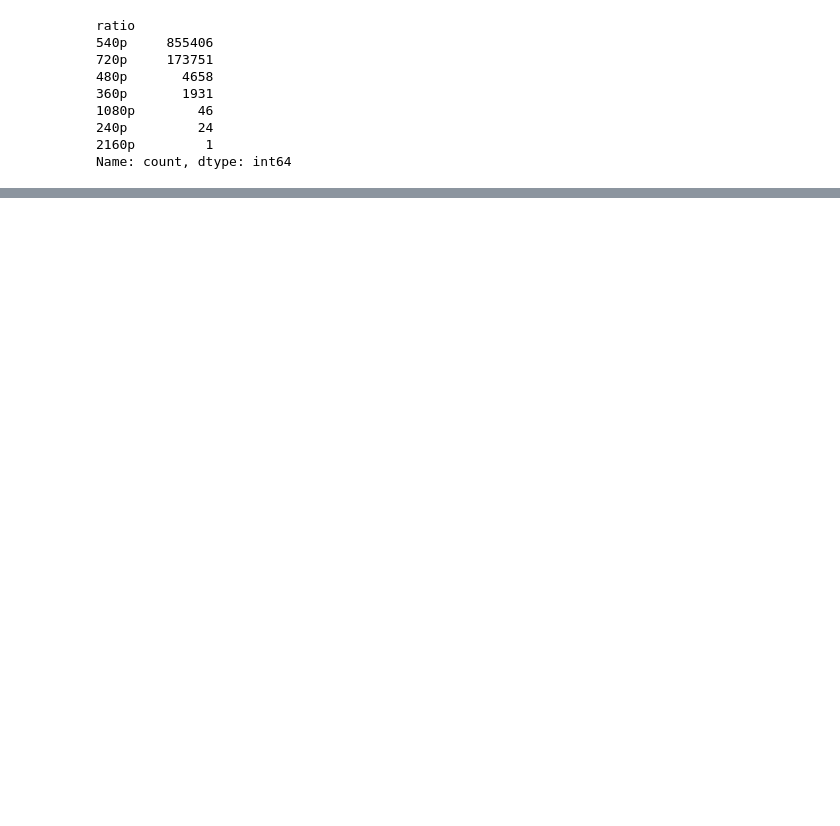
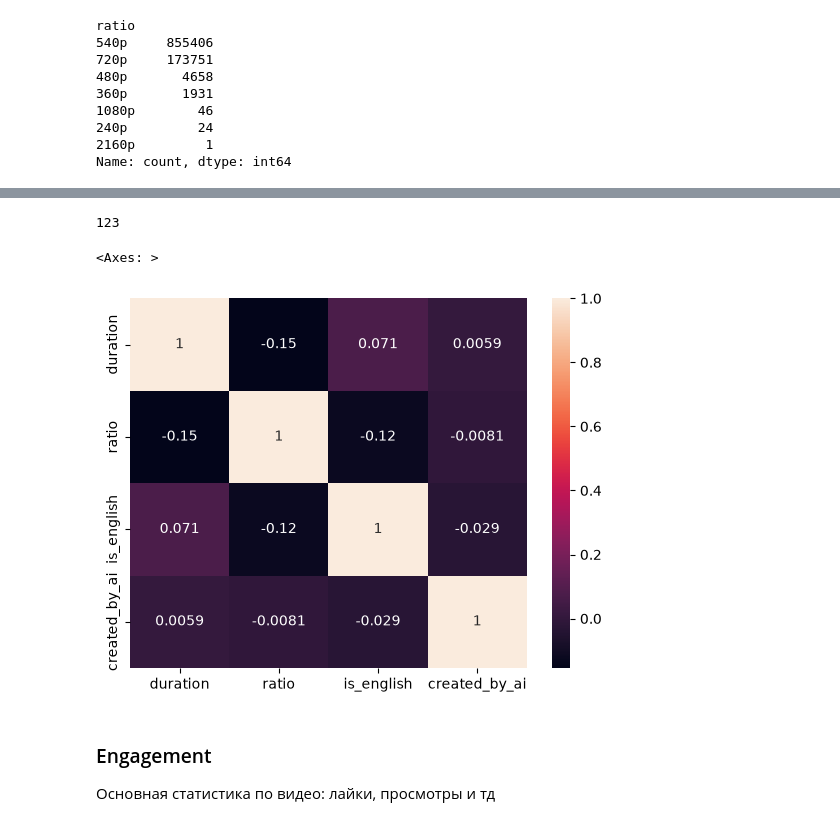
Before and after one commit to Forever4sleep/youtube-tiktok-video-popularity-prediction, a Jupyter notebook: notebooks/exploration.ipynb, the cells around one changed output, grey strips where cells are left out. Cells and saved outputs as stored; diff of their text form; code cells hidden in the pictures; blank space fills up the shorter version.

```diff
--- a/notebooks/exploration.ipynb
+++ b/notebooks/exploration.ipynb
@@ -240,6 +258,11 @@ dtype: int64
 # %%
-df_videos = df_videos.fillna(value={"desc": ""})
+df_videos = df_videos.fillna(value={"desc": "", "sticker_text": ""})
 df_videos["desc"].info()
+
+df_videos = df_videos.dropna(subset=["created_by_ai"])
+df_videos["is_ads"] = df_videos["is_ads"].astype(object) #чтобы в корреляции не было пустого столбца
+print("Created by ai nones", df_videos["created_by_ai"].isna().sum())
+print("Shape:", df_videos.shape)
 # %% [output]
 <class 'pandas.Series'>
 RangeIndex: 1035817 entries, 0 to 1035816
@@ -251,0 +301,3 @@ memory usage: 111.0 MB
+# %%
+df_videos["is_ads"] = df_videos["is_ads"].astype(np.int8)
+df_videos.isna().sum()
@@ -251,0 +329,24 @@ memory usage: 111.0 MB
+# %%
+df_videos = df_videos.drop(columns=["music_selected_from", "music_album", "music_author", "music_owner_id", "music_id", "music_title", "is_ads"])
+# %%
+# помогла нейронка
+df_videos["hashtags"] = df_videos["hashtags"].apply(
+    lambda hashtags: "\n".join(
+        h["hashtag_name"]
+        for h in hashtags
+        if h["hashtag_name"] is not None
+    ) if hashtags is not None else ""
+)
+# %%
+df_videos.desc_language.nunique()
+# %% [output]
+123
+# %%
+sns.heatmap(df_videos.select_dtypes(exclude="object").corr(), annot=True)
+# %% [output]
+<Axes: >
+[figure, added]
+# %% [markdown]
+### Engagement
+
+Основная статистика по видео: лайки, просмотры и тд
```
Also changed, not shown: parts of 53 cells of this notebook.
